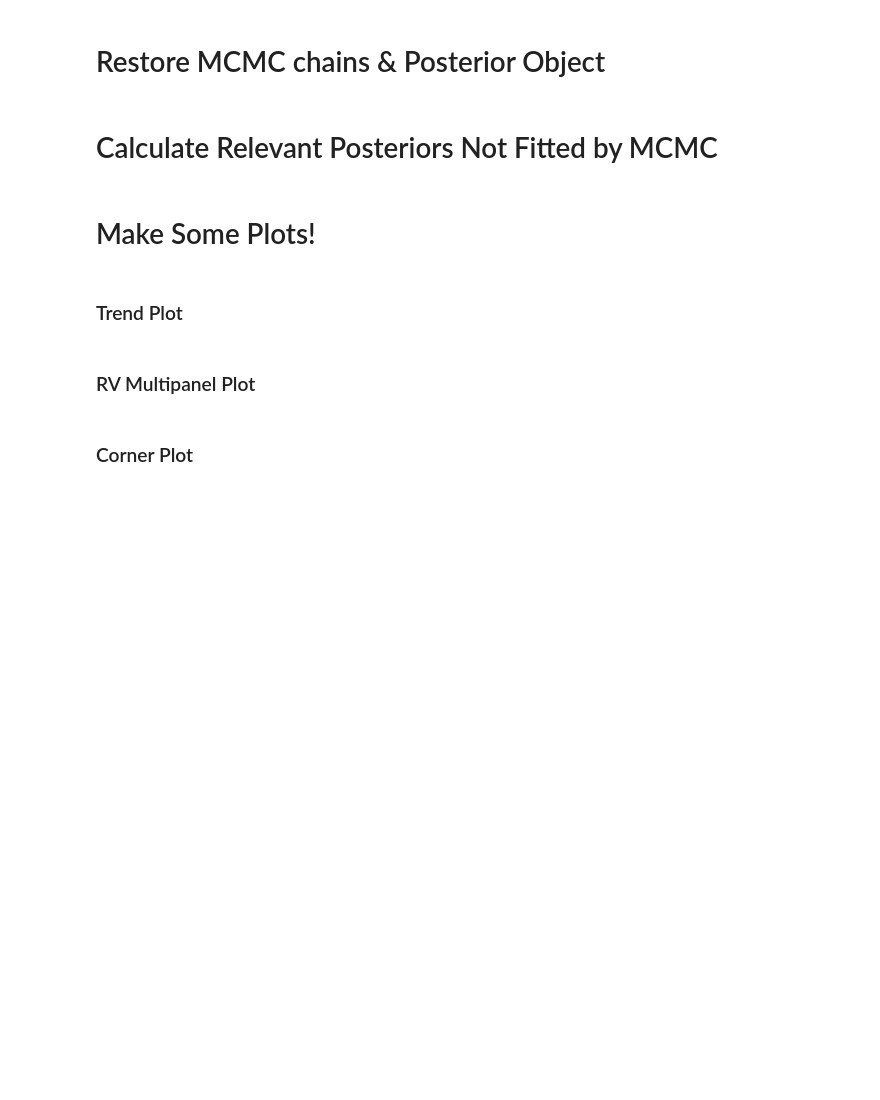
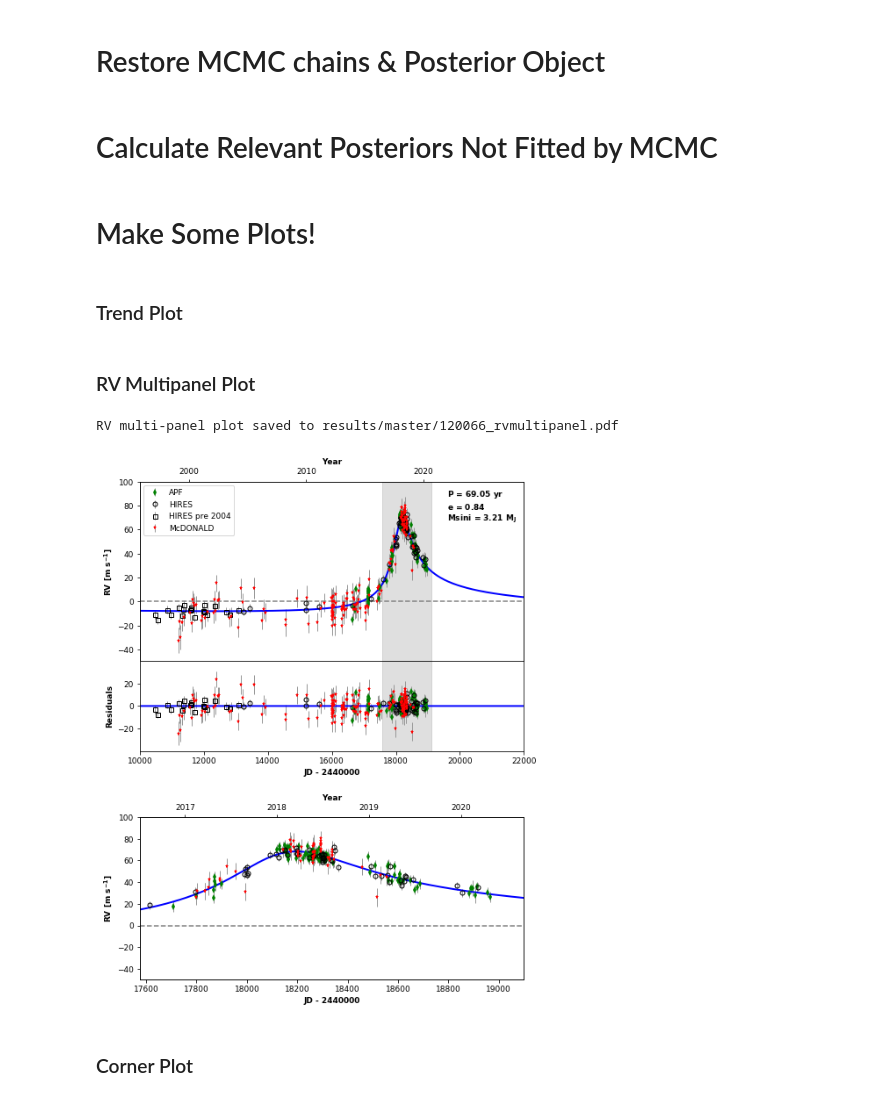
Before and after one commit to California-Planet-Search/planet-pi, a Jupyter notebook: 120066_plots+analysis.ipynb, the cells around one changed output. Cells and saved outputs as stored; diff of their text form; code cells hidden in the pictures; blank space fills up the shorter version.

Commit message:
update documentation

```diff
--- a/120066_plots+analysis.ipynb
+++ b/120066_plots+analysis.ipynb
@@ -33,7 +33,7 @@ import corner
 import radvel
 from radvel.plot import orbit_plots, mcmc_plots
 from radvel.driver import load_status
-from radvel.mcmc import gelman_rubin
+# from radvel.mcmc import gelman_rubin
 
 from orbitize.kepler import calc_orbit
 
@@ -43,15 +43,15 @@ import lambertian_contrast as lambc
 rcParams['font.size'] = 18
 
 # change to the directory where all the action is
-os.chdir(os.environ['HOME'] + '/Dropbox/planet-pi')
+os.chdir(os.environ['HOME'] + '/Documents/Github/planet-pi')
 
-today = '2019-7-26'
-todays_directory = today + '/master'
+today = '2020-7-26'
+todays_directory = 'results/master'# today + '/master'
 
 # read in data
-data_cps = pd.read_csv('~/Dropbox/planet-pi/data/120066.txt')
+data_cps = pd.read_csv('~/Documents/Github/planet-pi/data/120066.txt')
 data_mcd = pd.read_csv(
-    '~/Dropbox/planet-pi/data/HD120066_McD.ALL',
+    '~/Documents/Github/planet-pi/data/HD120066_McD.ALL',
     names=['time','mnvel','errvel','SVAL','sval_err'],
     header=None,
     sep='\s+'
@@ -92,12 +90,12 @@ Populating the interactive namespace from numpy and matplotlib
 # Restore MCMC chains & Posterior Object
 # %%
 post_file_name = os.path.join(
-    os.environ['HOME'] + '/Dropbox/planet-pi/'
+    os.environ['HOME'] + '/Documents/Github/planet-pi/'
     + todays_directory + '/','120066_post_obj.pkl'
 )
 chains_file_name = os.path.join(
-    os.environ['HOME'] + '/Dropbox/planet-pi/'
-    + todays_directory + '/','120066_chains.csv.tar.bz2'
+    os.environ['HOME'] + '/Documents/Github/planet-pi/'
+    + todays_directory + '/','120066_chains.csv.bz2' # .tar.bz2
 )
 
 # read in chains
@@ -228,34 +226,38 @@ RVPlot = orbit_plots.MultipanelPlot(
         'j': dict(fmt='o', color='black', markerfacecolor='none', markeredgewidth=1.0, label='HIRES')
     }, yscale_auto=True, legend=False
 )
 fig, ax_list = RVPlot.plot_multipanel(nophase=True, letter_labels=False)
 ax_list[0].legend(numpoints=1, loc='upper left')
 sca(ax_list[0])
 radvel.plot.add_anchored(
    anotext, loc='upper right', frameon=True, prop=dict(weight='bold'),
    bbox=dict(ec='none', fc='w', alpha=0.8)
 )
 
 fig.set_size_inches(7.5,9.)
 
-zoom_xlim = [17575.,18700.]
+zoom_xlim = [17575.,19100.]
 ax_list[0].axvspan(zoom_xlim[0],zoom_xlim[1],alpha=0.25,color='grey')
 ax_list[1].axvspan(zoom_xlim[0],zoom_xlim[1],alpha=0.25,color='grey')
+ax_list[0].set_xticks([])
 
 RVPlot.set_xlim= zoom_xlim
 gs_phase = gridspec.GridSpec(1,1)
 gs_phase.update(
     left=0.12, right=0.93,
     top=0.34, hspace=0.003,
     bottom=0.055
 )
 ax_zoom = plt.subplot(gs_phase[0,0])
 plt.sca(ax_zoom)
 RVPlot.plot_timeseries()
 plt.setp(ax_zoom.get_xticklabels(), visible=True)
 _ = ax_zoom.set_xlabel('JD - {:d}'.format(int(np.round(time_offset_from_jd))), weight='bold')
 
 plt.savefig(saveas, dpi=250)
+# %% [output]
+RV multi-panel plot saved to results/master/120066_rvmultipanel.pdf
+[figure, added]
 # %% [markdown]
 ### Corner Plot
 # %%
```
Also changed, not shown: parts of 15 cells of this notebook, 2 other files.
